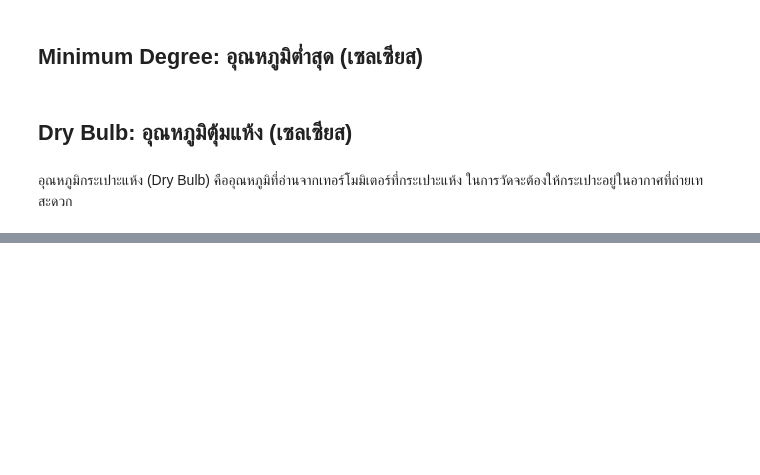
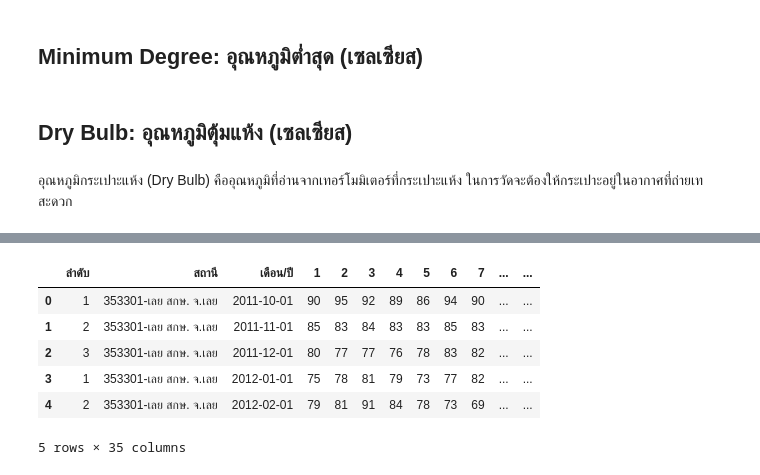
Before and after one commit to Ratchanontt/BSC_DPDM23, a Jupyter notebook: midterm_bscdpdm23.ipynb, the cells around one changed output, grey strips where cells are left out. Cells and saved outputs as stored; diff of their text form; code cells hidden in the pictures; blank space fills up the shorter version.

```diff
--- a/midterm_bscdpdm23.ipynb
+++ b/midterm_bscdpdm23.ipynb
@@ -148,2 +85,8 @@ dataframes = import_and_set_key(folder_path, key_column, 3)
 # %% [markdown]
 ## Relative Humidity: ความชื้นสัมพัทธ์ (เปอร์เซ็นต์)
+# %%
+Relative_Humidity_KhonKaen = pd.read_excel('/content/drive/MyDrive/Data_BSC_DPDM23/อุตุ/ความชื้นสัมพัทธ์(เปอร์เซ็นต์)/จ.ขอนแก่น.xlsx', header = 4)
+Relative_Humidity_NakhonPhanom = pd.read_excel('/content/drive/MyDrive/Data_BSC_DPDM23/อุตุ/ความชื้นสัมพัทธ์(เปอร์เซ็นต์)/จ.นครพนม.xlsx', header = 4)
+Relative_Humidity_SakonNakhon = pd.read_excel('/content/drive/MyDrive/Data_BSC_DPDM23/อุตุ/ความชื้นสัมพัทธ์(เปอร์เซ็นต์)/จ.สกลนคร.xlsx', header = 4)
+Relative_Humidity_NongKhai = pd.read_excel('/content/drive/MyDrive/Data_BSC_DPDM23/อุตุ/ความชื้นสัมพัทธ์(เปอร์เซ็นต์)/จ.หนองคาย.xlsx', header = 4)
+Relative_Humidity_loei = pd.read_excel('/content/drive/MyDrive/Data_BSC_DPDM23/อุตุ/ความชื้นสัมพัทธ์(เปอร์เซ็นต์)/จ.เลย.xlsx', header = 4)
@@ -163,0 +237,10 @@ dataframes = import_and_set_key(folder_path, key_column, 3)
+# %%
+Relative_Humidity_loei.head()
+# %% [output]
+|  | ลำดับ | สถานี | เดือน/ปี | 1 | 2 | 3 | 4 | 5 | 6 | 7 | ... | ... |
+| 0 | 1 | 353301-เลย สกษ. จ.เลย | 2011-10-01 | 90 | 95 | 92 | 89 | 86 | 94 | 90 | ... | ... |
+| 1 | 2 | 353301-เลย สกษ. จ.เลย | 2011-11-01 | 85 | 83 | 84 | 83 | 83 | 85 | 83 | ... | ... |
+| 2 | 3 | 353301-เลย สกษ. จ.เลย | 2011-12-01 | 80 | 77 | 77 | 76 | 78 | 83 | 82 | ... | ... |
+| 3 | 1 | 353301-เลย สกษ. จ.เลย | 2012-01-01 | 75 | 78 | 81 | 79 | 73 | 77 | 82 | ... | ... |
+| 4 | 2 | 353301-เลย สกษ. จ.เลย | 2012-02-01 | 79 | 81 | 91 | 84 | 78 | 73 | 69 | ... | ... |
+5 rows × 35 columns
```
Also changed, not shown: parts of 32 cells of this notebook.
